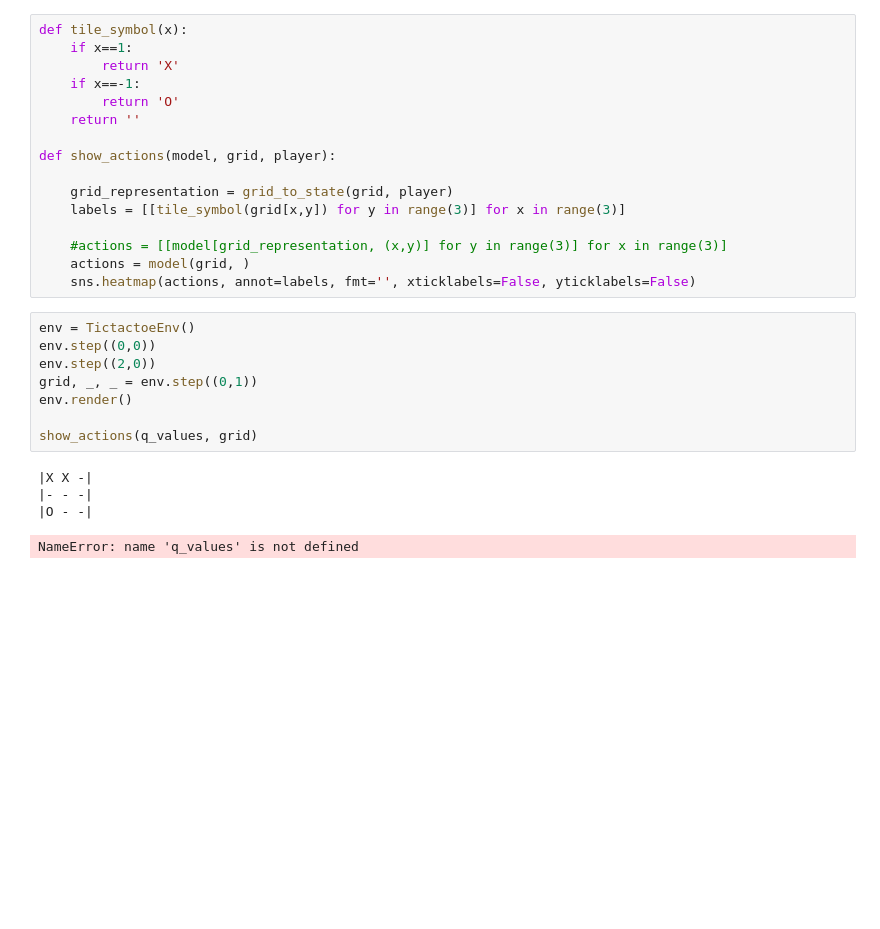
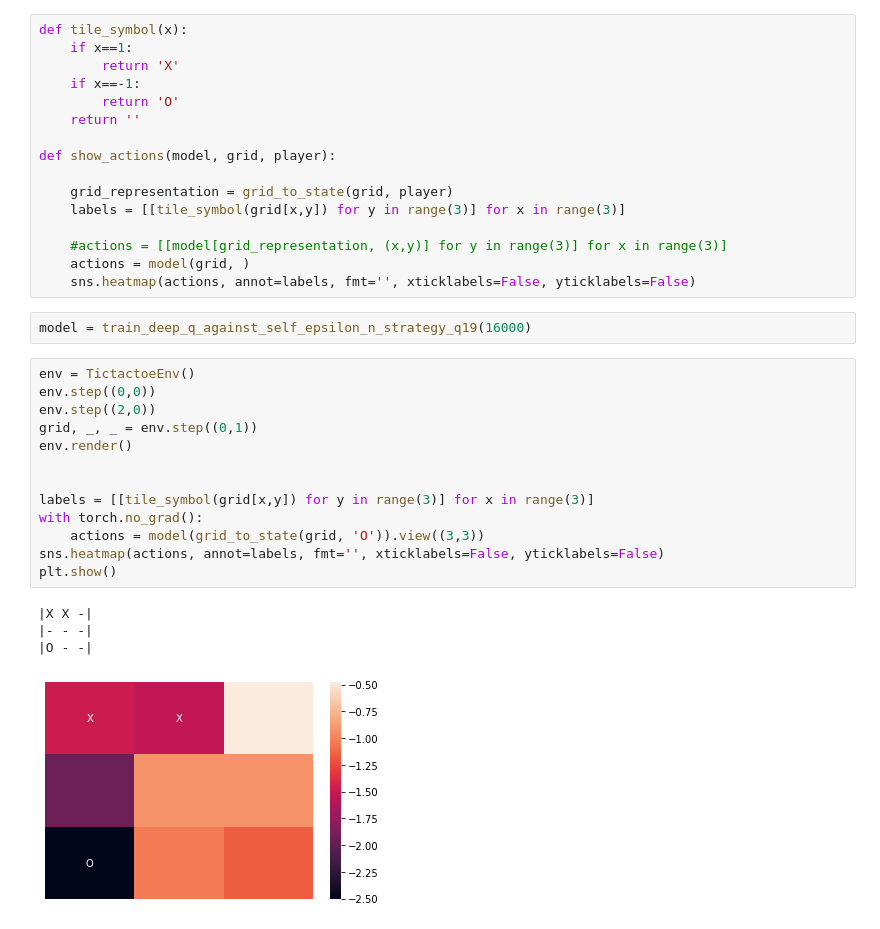
Before and after one commit to thurgarion2/tictactoe, a Jupyter notebook: tic_tac_toe.ipynb, the cells around one changed output. Saved outputs shown, nothing was run; the diff lists cells and outputs as text; blank space fills up the shorter version.

```diff
--- a/tic_tac_toe.ipynb
+++ b/tic_tac_toe.ipynb
@@ -1753,16 +1751,23 @@ def show_actions(model, grid, player):
     #actions = [[model[grid_representation, (x,y)] for y in range(3)] for x in range(3)]
     actions = model(grid, )
     sns.heatmap(actions, annot=labels, fmt='', xticklabels=False, yticklabels=False)
+# %%
+model = train_deep_q_against_self_epsilon_n_strategy_q19(16000)
 # %%
 env = TictactoeEnv()
 env.step((0,0))
 env.step((2,0))
 grid, _, _ = env.step((0,1))
 env.render()
 
-show_actions(q_values, grid)
+
+labels = [[tile_symbol(grid[x,y]) for y in range(3)] for x in range(3)]
+with torch.no_grad():
+    actions = model(grid_to_state(grid, 'O')).view((3,3))
+sns.heatmap(actions, annot=labels, fmt='', xticklabels=False, yticklabels=False)
+plt.show()
 # %% [output]
 |X X -|
 |- - -|
 |O - -|
-NameError: name 'q_values' is not defined
+[figure, added]
```
Also changed, not shown: parts of 3 cells of this notebook.
